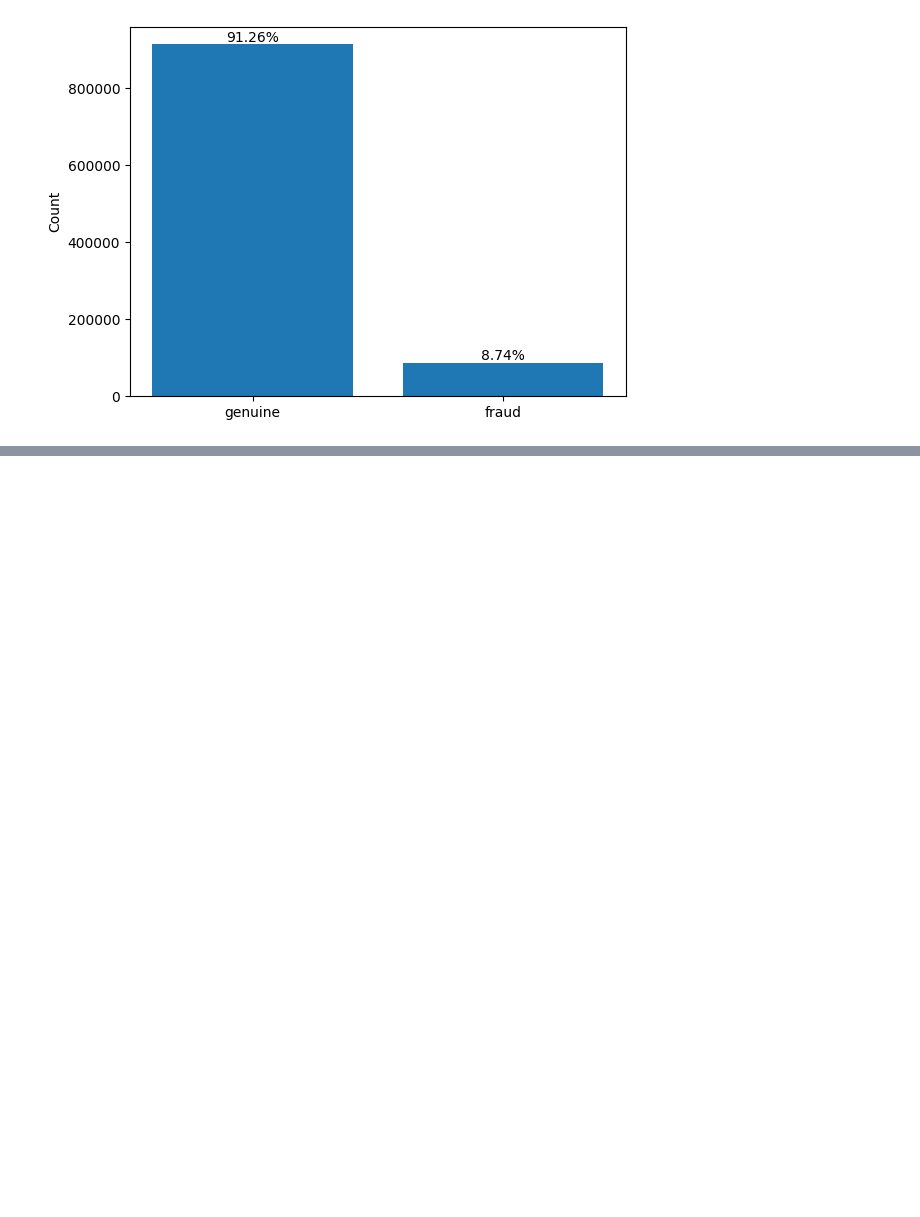
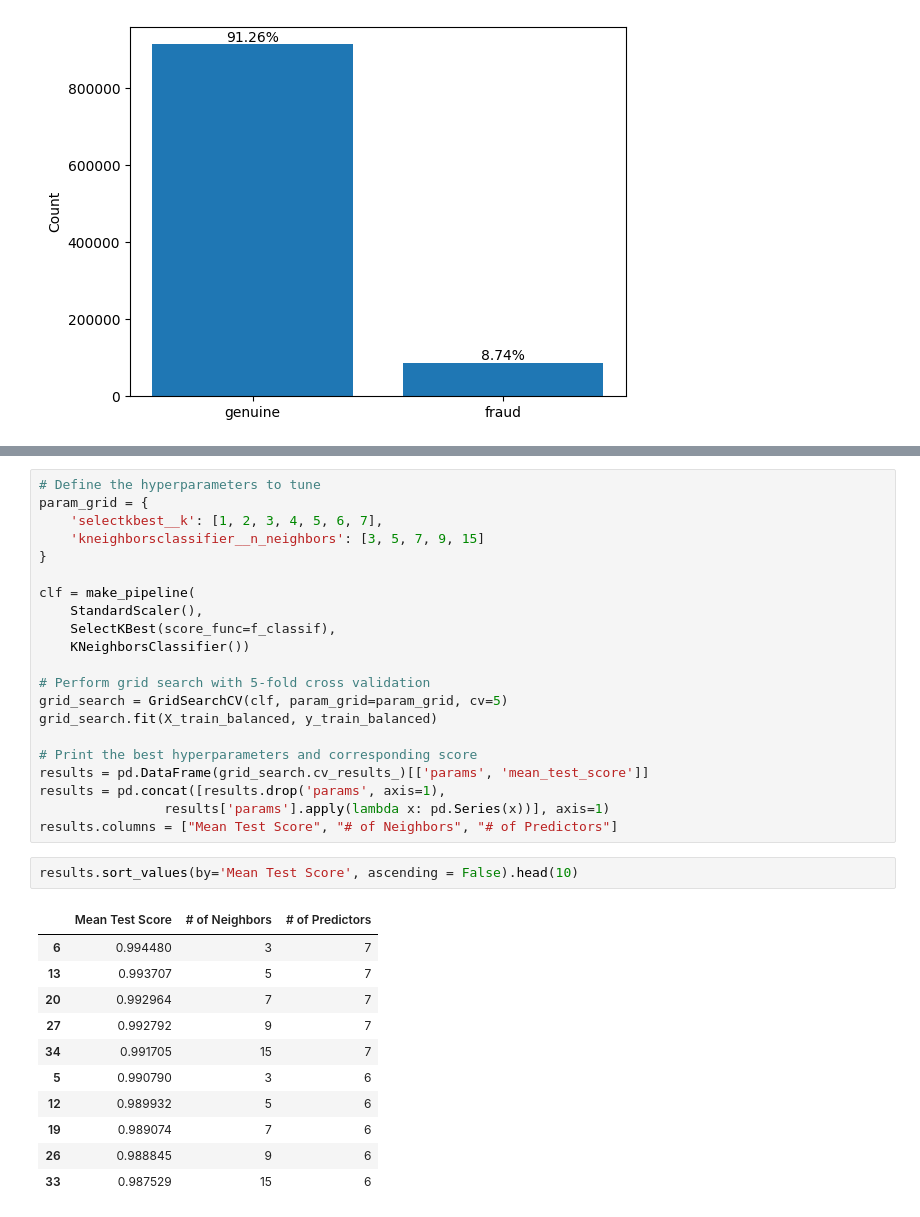
Before and after one commit to JonAndYu/ECON323-Project, a Jupyter notebook: project.ipynb, the cells around one changed output, grey strips where cells are left out. Cells and saved outputs as stored; diff of their text form; blank space fills up the shorter version.

```diff
--- a/project.ipynb
+++ b/project.ipynb
@@ -110,0 +147,35 @@ f1_score(y_test, preds)
+# %%
+# Define the hyperparameters to tune
+param_grid = {
+    'selectkbest__k': [1, 2, 3, 4, 5, 6, 7],
+    'kneighborsclassifier__n_neighbors': [3, 5, 7, 9, 15]
+}
+
+clf = make_pipeline(
+    StandardScaler(),
+    SelectKBest(score_func=f_classif),
+    KNeighborsClassifier())
+
+# Perform grid search with 5-fold cross validation
+grid_search = GridSearchCV(clf, param_grid=param_grid, cv=5)
+grid_search.fit(X_train_balanced, y_train_balanced)
+
+# Print the best hyperparameters and corresponding score
+results = pd.DataFrame(grid_search.cv_results_)[['params', 'mean_test_score']]
+results = pd.concat([results.drop('params', axis=1),
+                results['params'].apply(lambda x: pd.Series(x))], axis=1)
+results.columns = ["Mean Test Score", "# of Neighbors", "# of Predictors"]
+# %%
+results.sort_values(by='Mean Test Score', ascending = False).head(10)
+# %% [output]
+|  | Mean Test Score | # of Neighbors | # of Predictors |
+| 6 | 0.994480 | 3 | 7 |
+| 13 | 0.993707 | 5 | 7 |
+| 20 | 0.992964 | 7 | 7 |
+| 27 | 0.992792 | 9 | 7 |
+| 34 | 0.991705 | 15 | 7 |
+| 5 | 0.990790 | 3 | 6 |
+| 12 | 0.989932 | 5 | 6 |
+| 19 | 0.989074 | 7 | 6 |
+| 26 | 0.988845 | 9 | 6 |
+| 33 | 0.987529 | 15 | 6 |
```
Also changed, not shown: parts of 24 cells of this notebook.
